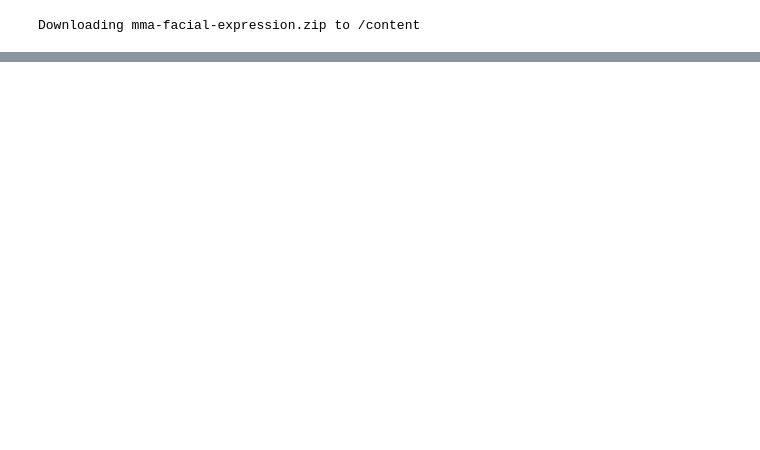
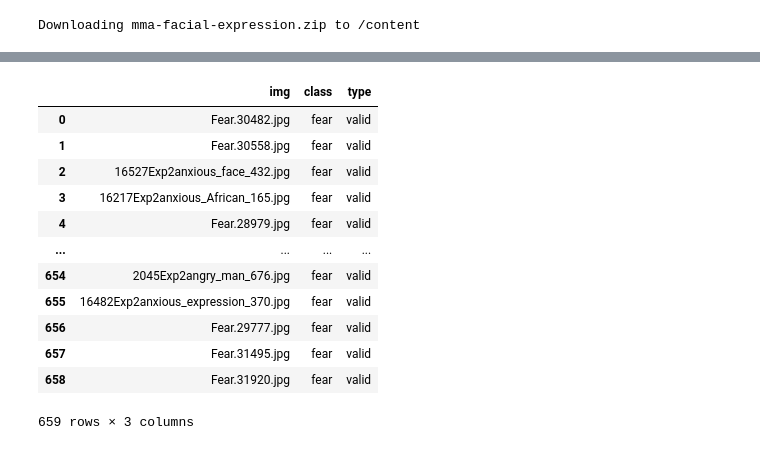
Before and after one commit to imnawar/EmotionRecognition, a Jupyter notebook: Download_dataset.ipynb, the cells around one changed output, grey strips where cells are left out. Saved outputs shown, nothing was run; the diff lists cells and outputs as text; code cells hidden in the pictures; blank space fills up the shorter version.

```diff
--- a/Download_dataset.ipynb
+++ b/Download_dataset.ipynb
@@ -53,0 +211,25 @@ Downloading mma-facial-expression.zip to /content
+# %%
+fear_images_valid = os.listdir('/content/emotions_dataset/MMAFEDB/valid/fear')
+# %%
+#create new df
+fear_images_valid_df = pd.DataFrame({'img':fear_images_valid})
+# %%
+fear_images_valid_df['class'] = 'fear'
+# %%
+fear_images_valid_df['type'] = 'valid'
+# %%
+fear_images_valid_df
+# %% [output]
+|  | img | class | type |
+| 0 | Fear.30482.jpg | fear | valid |
+| 1 | Fear.30558.jpg | fear | valid |
+| 2 | 16527Exp2anxious_face_432.jpg | fear | valid |
+| 3 | 16217Exp2anxious_African_165.jpg | fear | valid |
+| 4 | Fear.28979.jpg | fear | valid |
+| ... | ... | ... | ... |
+| 654 | 2045Exp2angry_man_676.jpg | fear | valid |
+| 655 | 16482Exp2anxious_expression_370.jpg | fear | valid |
+| 656 | Fear.29777.jpg | fear | valid |
+| 657 | Fear.31495.jpg | fear | valid |
+| 658 | Fear.31920.jpg | fear | valid |
+659 rows × 3 columns
```
Also changed, not shown: parts of 37 cells of this notebook.
